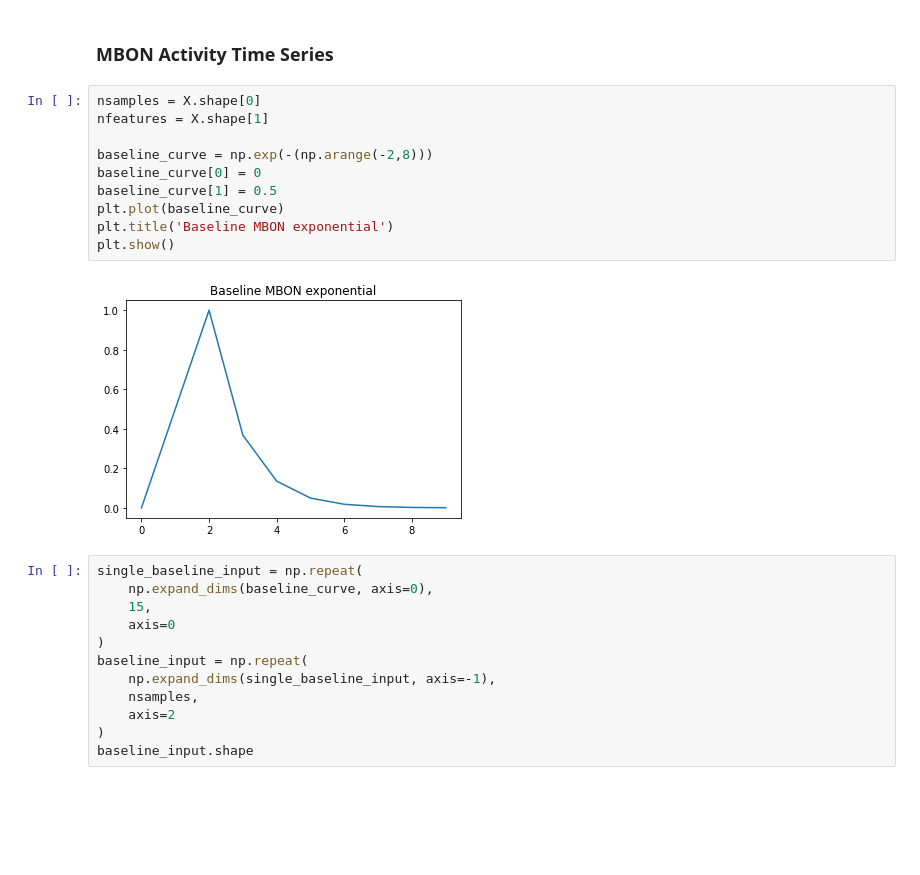
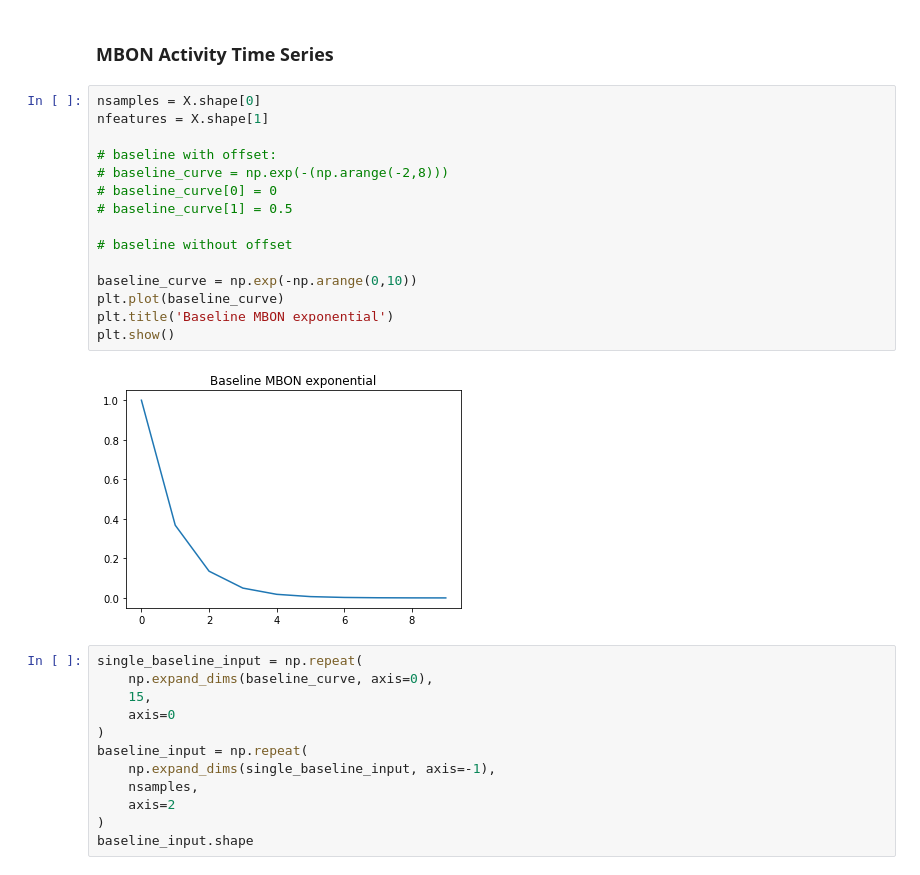
Before and after one commit to Jake-Jay/mushroom-body-models, a Jupyter notebook: notebooks/build-timeseriesdata.ipynb, the cells around one changed output. Drawn from its saved outputs; the diff is of its cells as text; blank space fills up the shorter version.

Commit message:
Remove offset from exponential data model

```diff
--- a/notebooks/build-timeseriesdata.ipynb
+++ b/notebooks/build-timeseriesdata.ipynb
@@ -174,15 +174,20 @@ X[8000, 14]
 # %%
 nsamples = X.shape[0]
 nfeatures = X.shape[1]
 
-baseline_curve = np.exp(-(np.arange(-2,8)))
-baseline_curve[0] = 0
-baseline_curve[1] = 0.5
+# baseline with offset:
+# baseline_curve = np.exp(-(np.arange(-2,8)))
+# baseline_curve[0] = 0
+# baseline_curve[1] = 0.5
+
+# baseline without offset
+
+baseline_curve = np.exp(-np.arange(0,10))
 plt.plot(baseline_curve)
 plt.title('Baseline MBON exponential')
 plt.show()
 # %% [output]
-[figure, old version]
+[figure, new version]
 # %%
 single_baseline_input = np.repeat(
     np.expand_dims(baseline_curve, axis=0),
```
Also changed, not shown: parts of 3 cells of this notebook.
